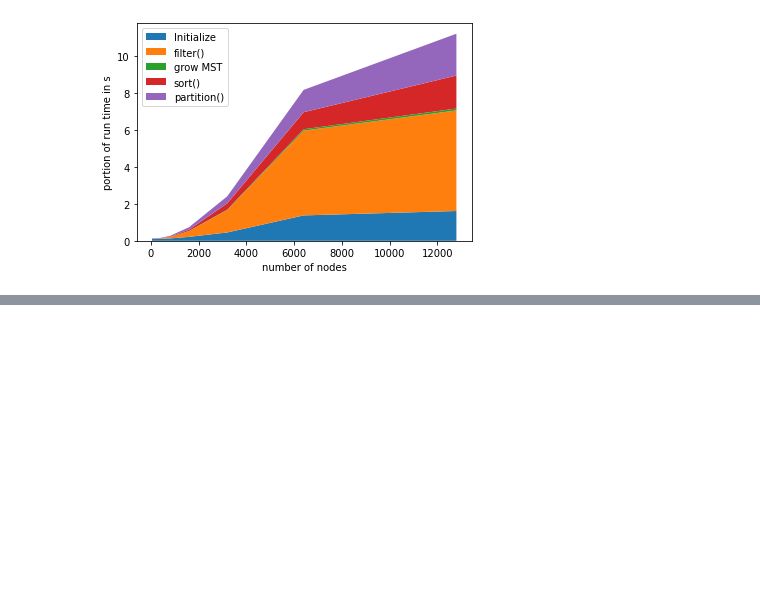
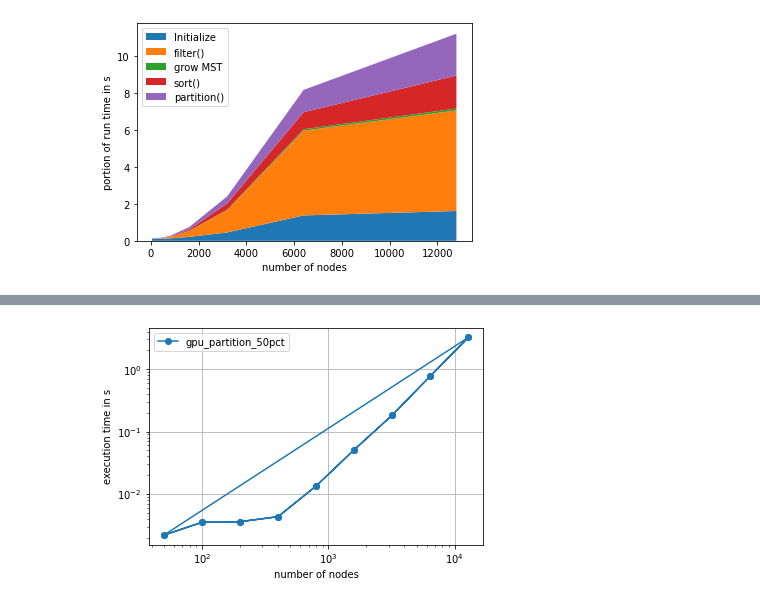
Before and after one commit to hitimr/GPU_ArchComp, a Jupyter notebook: Ex2/scripts/kruskal_benchmark.ipynb, the cells around one changed output, grey strips where cells are left out. Cells and saved outputs as stored; diff of their text form; code cells hidden in the pictures; blank space fills up the shorter version.

```diff
--- a/Ex2/scripts/kruskal_benchmark.ipynb
+++ b/Ex2/scripts/kruskal_benchmark.ipynb
@@ -137,19 +137,19 @@ regK_radix_runs_d90 = get_run_list(n_nodes_list_d90, '90pct', 'regK_radix', '-m
 
 
 # compare filter methods (sort: radix, partition: gpu, filter: varies, compress: cpu)
-filk_gpu_filter_runs_d50 = get_run_list(n_nodes_list_d50, '50pct', 'gpu_filter', '-m 1 -f 1 -p 0 -s 3') # this does not work - looks like segfault at size 400+
-filk_cpu_filter_runs_d50 = get_run_list(n_nodes_list_d50, '50pct', 'cpu_filter', '-m 1 -f 0 -p 0 -s 3')
+filK_gpu_filter_runs_d50 = get_run_list(n_nodes_list_d50, '50pct', 'gpu_filter', '-m 1 -f 1 -p 0 -s 3') # this does not work - looks like segfault at size 400+
+filK_cpu_filter_runs_d50 = get_run_list(n_nodes_list_d50, '50pct', 'cpu_filter', '-m 1 -f 0 -p 0 -s 3')
 
 
-# compare partition methods (sort: radix, partition: gpu, filter: varies, compress: cpu)
-#filk_gpu_filter_runs_d50 = get_run_list(n_nodes_list_d50, '50pct', 'gpu_filter', '-m 1 -f 0 -p 1 -s 3')
-#filk_cpu_filter_runs_d50 = get_run_list(n_nodes_list_d50, '50pct', 'cpu_filter', '-m 1 -f 1 -p 1 -s 3')
+# compare partition methods (sort: radix, partition: varies, filter: cpu, compress: cpu)
+filK_gpu_partition_runs_d50 = get_run_list(n_nodes_list_d50, '50pct', 'gpu_partition', '-m 1 -f 0 -p 0 -s 3')
+filK_cpu_partition_runs_d50 = get_run_list(n_nodes_list_d50, '50pct', 'gpu_partition', '-m 1 -f 0 -p 1 -s 3')
 
 
 
 # regular kruskal radix sort (partition: gpu, filter: gpu, compress: cpu)
-regk_radix_runs_d90 = get_run_list(n_nodes_list_d90, '90pct', 'regk_radix', '-m 0 -p 1 -s 3')
-regk_thrustsort_runs_d90 = get_run_list(n_nodes_list_d90, '90pct', 'regk_thrustsort', '-m 0 -s 2')
+regK_radix_runs_d90 = get_run_list(n_nodes_list_d90, '90pct', 'regk_radix', '-m 0 -p 1 -s 3')
+regK_thrustsort_runs_d90 = get_run_list(n_nodes_list_d90, '90pct', 'regk_thrustsort', '-m 0 -s 2')
 
 
 thrust_runs_d10 = get_run_list(n_nodes_list_d10, '10pct', 'thrust', '-s 2 -p 3 -f 2')
@@ -360,3 +257,5 @@ stack.keys()
 [50, 100, 200, 400, 800, 1600, 3200, 6400, 12800]
 dict_keys(['Initialize', 'filter()', 'grow MST', 'sort()', 'partition()'])
 [figure]
+# %%
+do_benchmark_runs(filK_gpu_partition_runs_d50)
@@ -362,0 +272,2 @@ dict_keys(['Initialize', 'filter()', 'grow MST', 'sort()', 'partition()'])
+# %%
+do_benchmark_runs(filK_cpu_partition_runs_d50)
@@ -362,0 +284,4 @@ dict_keys(['Initialize', 'filter()', 'grow MST', 'sort()', 'partition()'])
+# %%
+plot_lines(filK_cpu_partition_runs_d50 + filK_gpu_partition_runs_d50)
+# %% [output]
+[figure, added]
```
Also changed, not shown: parts of 15 cells of this notebook.
